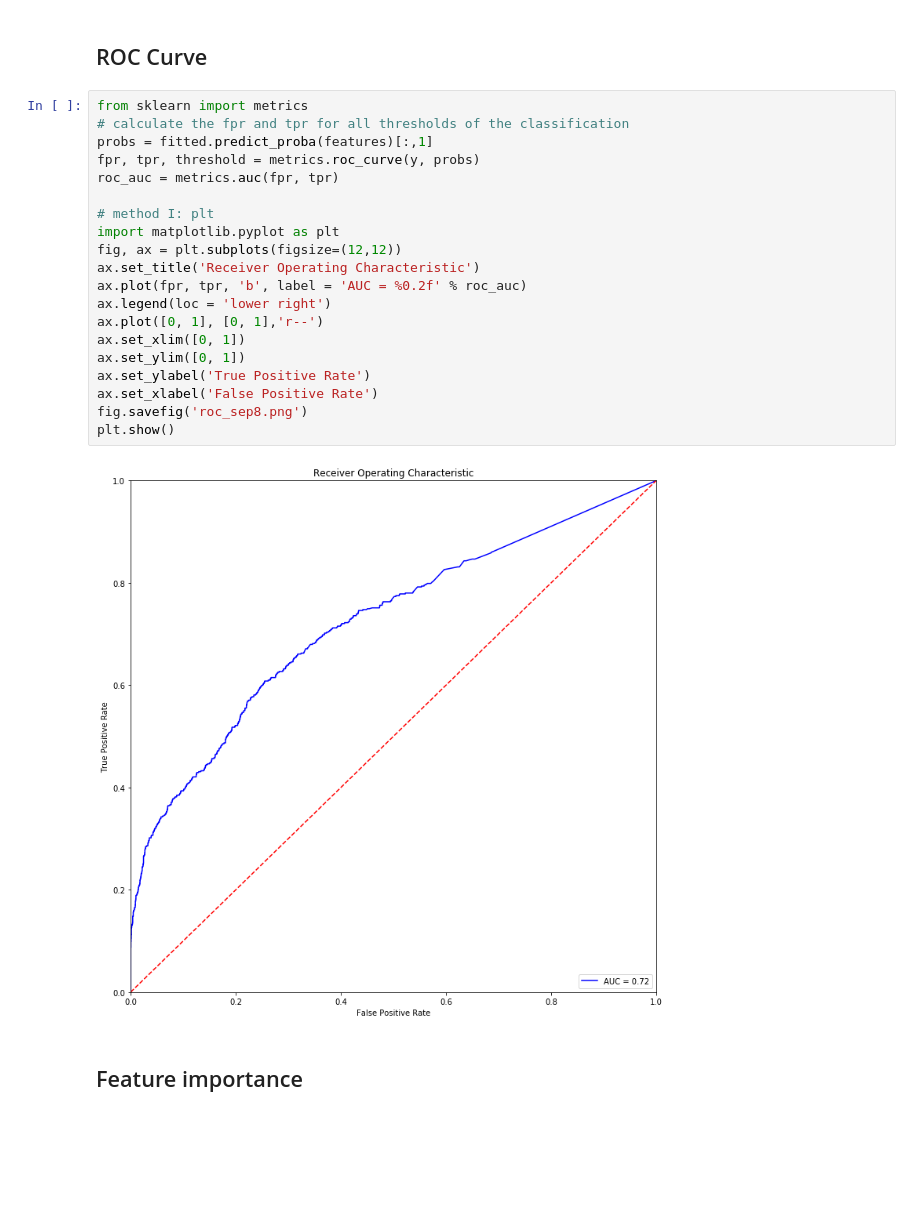
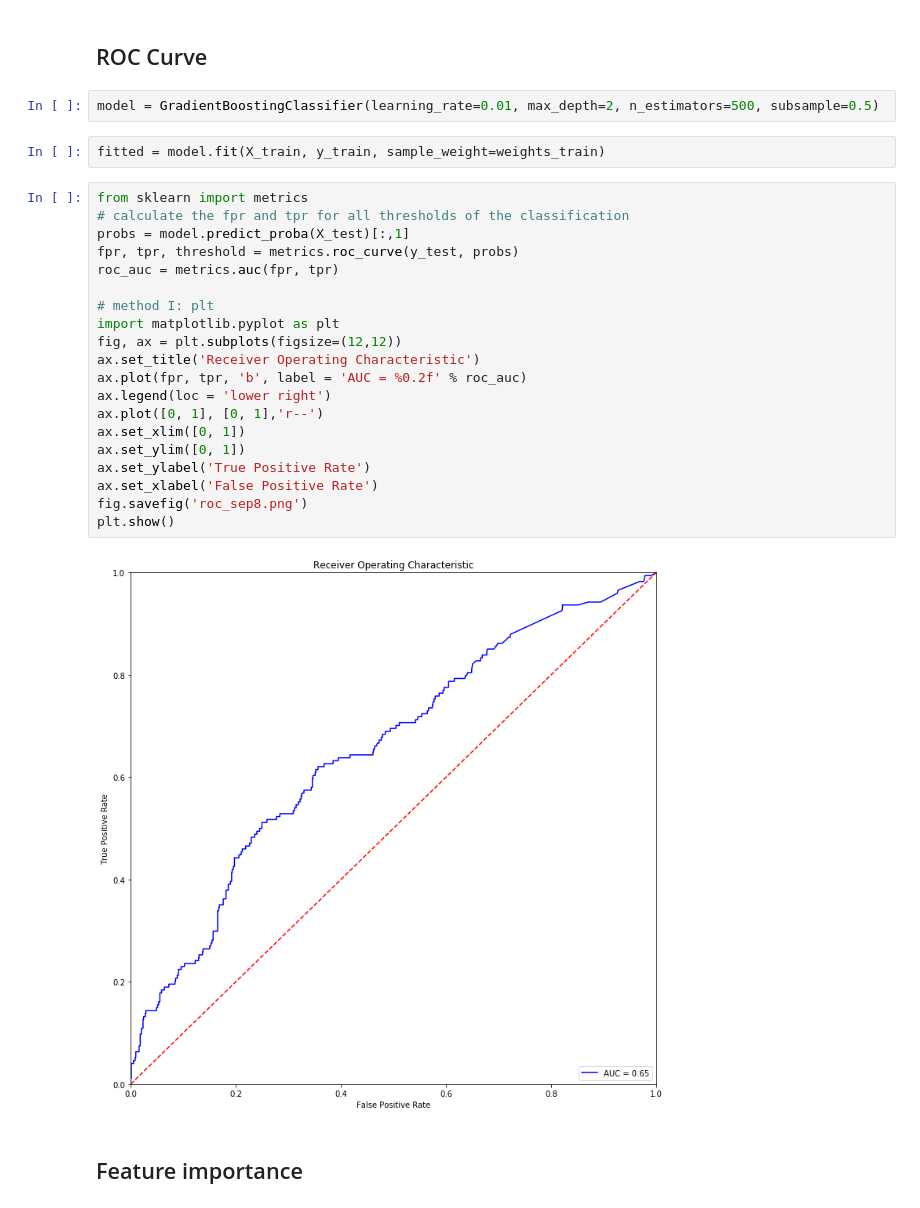
Before and after one commit to mariamendieta/solar_communities, a Jupyter notebook: Extensive_model.ipynb, the cells around one changed output. Saved outputs shown, nothing was run; the diff lists cells and outputs as text; blank space fills up the shorter version.

```diff
--- a/Extensive_model.ipynb
+++ b/Extensive_model.ipynb
@@ -200,27 +202,31 @@ np.mean(df1['result'])
 # %% [markdown]
 ## ROC Curve
+# %%
+model = GradientBoostingClassifier(learning_rate=0.01, max_depth=2, n_estimators=500, subsample=0.5)
+# %%
+fitted = model.fit(X_train, y_train, sample_weight=weights_train)
 # %%
 from sklearn import metrics
 # calculate the fpr and tpr for all thresholds of the classification
-probs = fitted.predict_proba(features)[:,1]
-fpr, tpr, threshold = metrics.roc_curve(y, probs)
+probs = model.predict_proba(X_test)[:,1]
+fpr, tpr, threshold = metrics.roc_curve(y_test, probs)
 roc_auc = metrics.auc(fpr, tpr)
 
 # method I: plt
 import matplotlib.pyplot as plt
 fig, ax = plt.subplots(figsize=(12,12))
 ax.set_title('Receiver Operating Characteristic')
 ax.plot(fpr, tpr, 'b', label = 'AUC = %0.2f' % roc_auc)
 ax.legend(loc = 'lower right')
 ax.plot([0, 1], [0, 1],'r--')
 ax.set_xlim([0, 1])
 ax.set_ylim([0, 1])
 ax.set_ylabel('True Positive Rate')
 ax.set_xlabel('False Positive Rate')
 fig.savefig('roc_sep8.png')
 plt.show()
 # %% [output]
-[figure, old version]
+[figure, new version]
 # %% [markdown]
 ## Feature importance
 # %%
```
Also changed, not shown: parts of 14 cells of this notebook, 8 other files.
